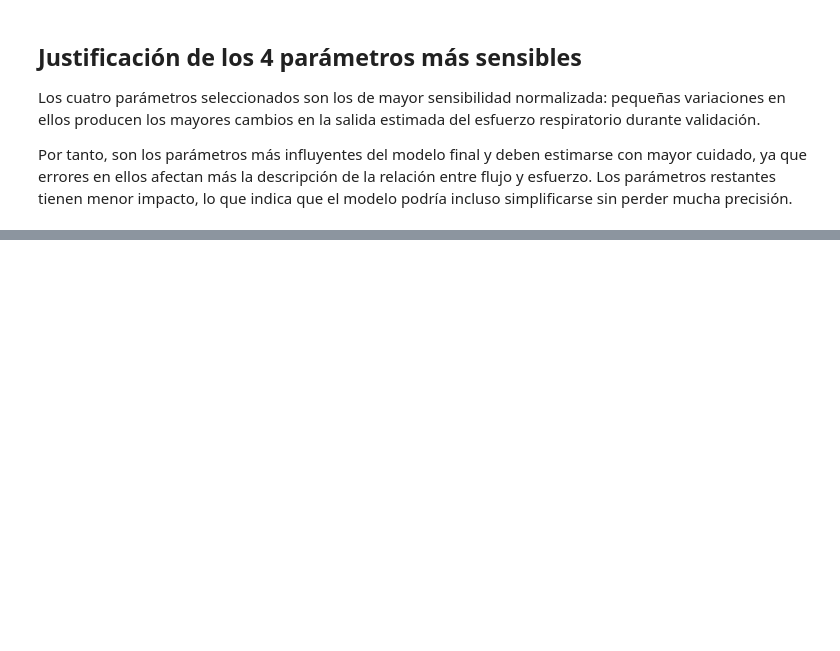
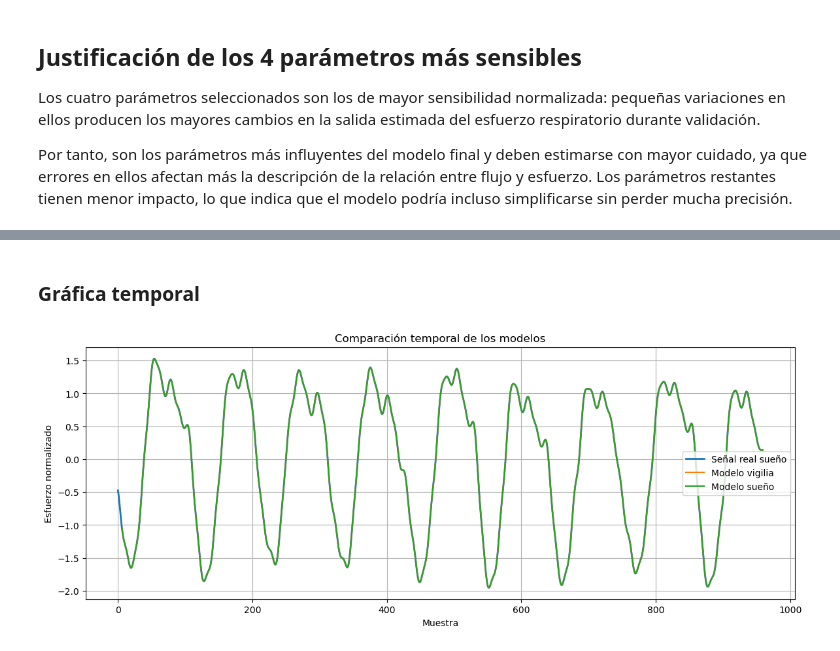
Before and after one commit to loaiza10/Proyecto_Modelos, a Jupyter notebook: Codigo.ipynb, the cells around one changed output, grey strips where cells are left out. Drawn from its saved outputs; the diff is of its cells as text; code cells hidden in the pictures; blank space fills up the shorter version.

```diff
--- a/Codigo.ipynb
+++ b/Codigo.ipynb
@@ -509,0 +749,16 @@ Por tanto, son los parámetros más influyentes del modelo final y deben estimar
+# %%
+# PARAMETROS OPTIMOS
+
+theta_sueno = theta_base.copy()
+
+theta_sueno[indices_opt] = resultado.x
+
+print("Comparación vigilia vs sueño\n")
+
+for idx in indices_opt:
+
+    print(
+        f"{nombres[idx]:5s} | "
+        f"vigilia = {theta_base[idx]:10.6f} | "
+        f"sueño = {theta_sueno[idx]:10.6f}"
+    )
@@ -509,0 +994,33 @@ Por tanto, son los parámetros más influyentes del modelo final y deben estimar
+# %% [markdown]
+### **Gráfica temporal**
+# %%
+# COMPARACION DE RESPUESTAS TEMPORALES
+
+plt.figure(figsize=(14,5))
+
+plt.plot(
+    y2_n,
+    label="Señal real sueño",
+    linewidth=2
+)
+
+plt.plot(
+    y_vigilia_pred,
+    label="Modelo vigilia"
+)
+
+plt.plot(
+    y_sueno_pred,
+    label="Modelo sueño"
+)
+
+plt.title("Comparación temporal de los modelos")
+plt.xlabel("Muestra")
+plt.ylabel("Esfuerzo normalizado")
+
+plt.grid()
+plt.legend()
+
+plt.show()
+# %% [output]
+[figure, added]
```
Also changed, not shown: parts of 50 cells of this notebook, 2 other files.
